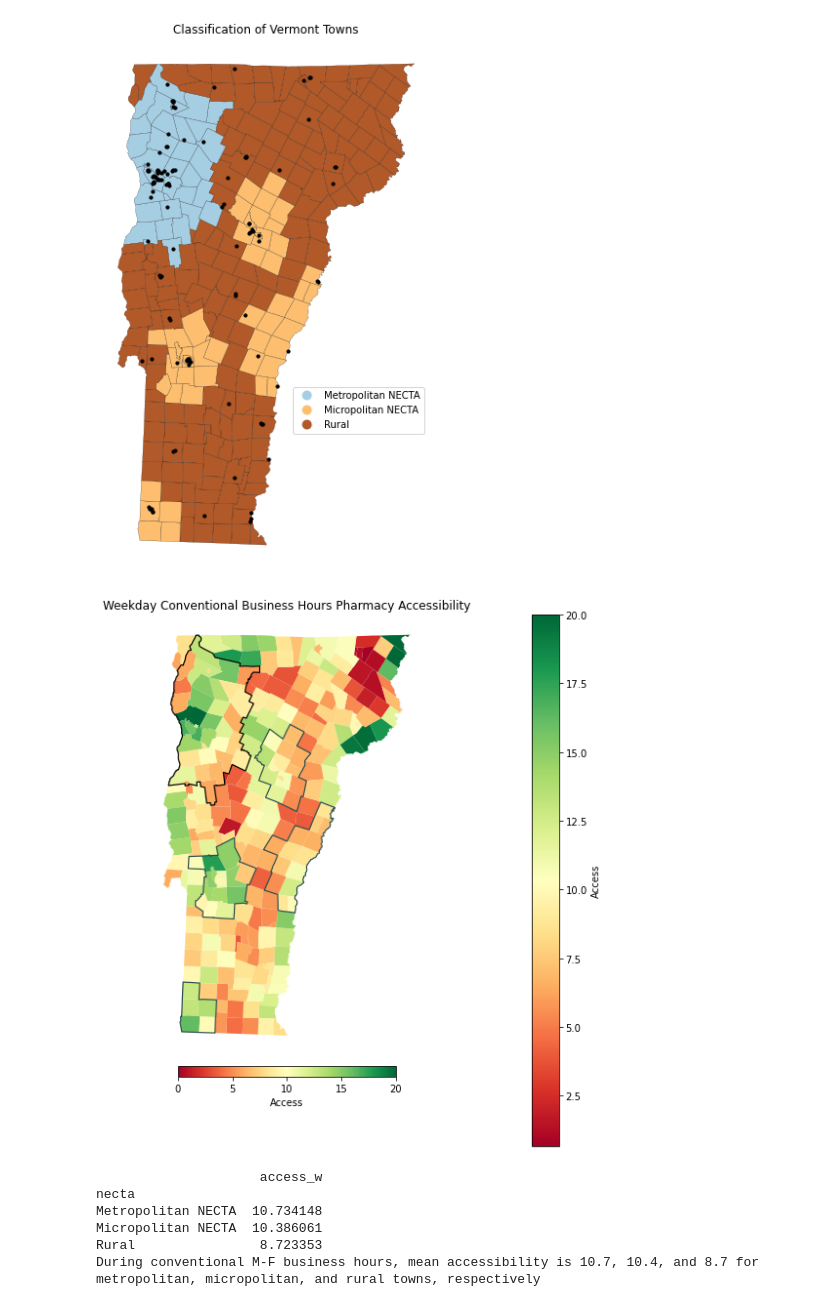
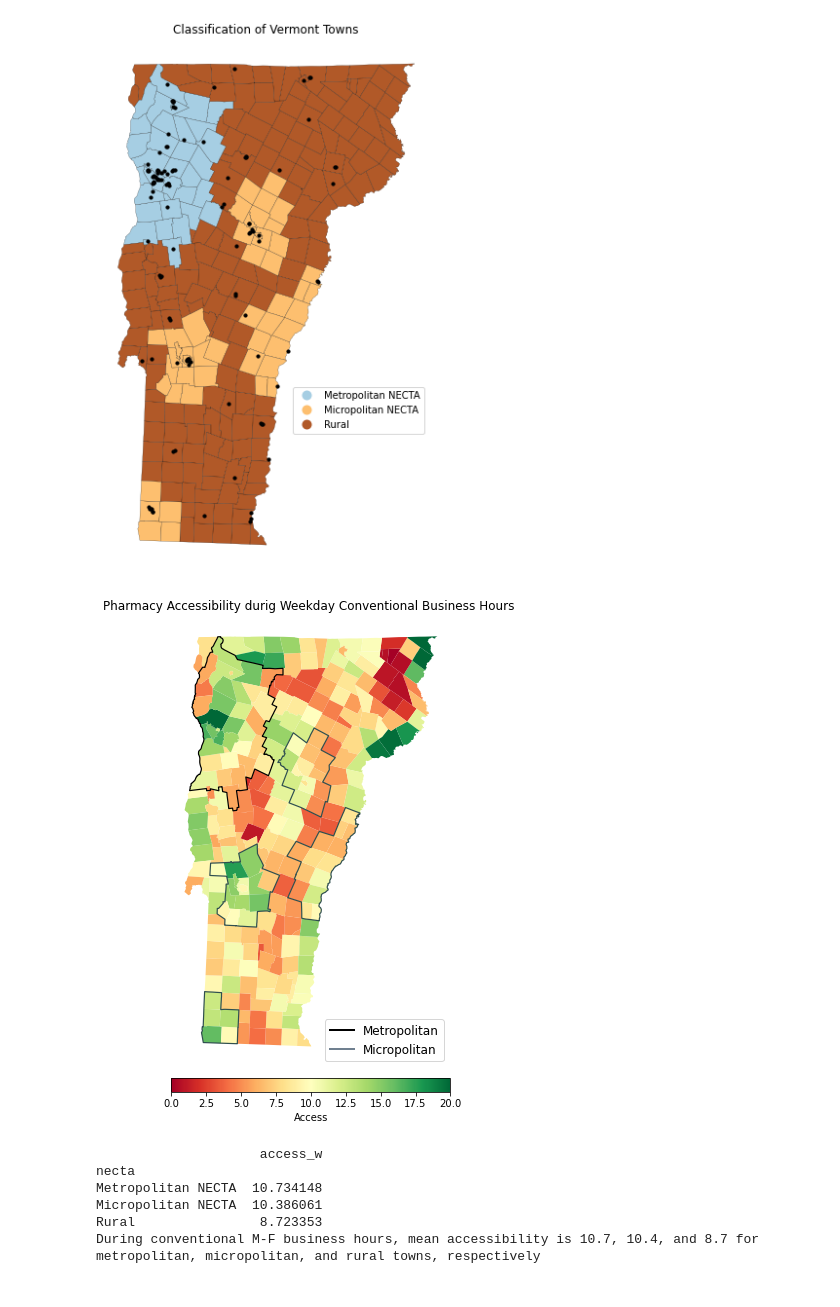
Before and after one commit to samroubin/VTPharmacy, a Jupyter notebook: procedure/code/01_Pharmacy_Accessibility.ipynb, the cells around one changed output. Drawn from its saved outputs; the diff is of its cells as text; code cells hidden in the pictures.

```diff
--- a/procedure/code/01_Pharmacy_Accessibility.ipynb
+++ b/procedure/code/01_Pharmacy_Accessibility.ipynb
@@ -678,10 +683,10 @@ pop_join['sat_staff'] = pop_join['sat_pharm'] + 0.5 * pop_join['sun_tech']
 # Sunday
 pop_join['sun_staff'] = pop_join['sun_pharm'] + 0.5 * pop_join['sun_tech']
 
-# Calculate service to pop ratio for each pharmacy for Weekdays, Saturdays, and Sundays between 7am-11pm
+# Calculate service to pop ratio for each pharmacy for Weekdays, Saturdays, and Sundays between 7am-11pm (Could be done more efficiently!)
 # Weekday
-pop_join['sp_ratio_w'] = pop_join['week_staff'] / pop_join['total_value']
-pop_join['sp_ratio_7w'] = np.where(pop_join['week_open'] <= 7.5, pop_join['week_staff'] / pop_join['total_value'], np.nan)
+pop_join['sp_ratio_w'] = pop_join['week_staff'] / pop_join['total_value'] # Represents all pharmacies that are open during week (max access)
+pop_join['sp_ratio_7w'] = np.where(pop_join['week_open'] <= 7, pop_join['week_staff'] / pop_join['total_value'], np.nan)
 pop_join['sp_ratio_8w'] = np.where(pop_join['week_open'] <= 8, pop_join['week_staff'] / pop_join['total_value'], np.nan)
 pop_join['sp_ratio_9w'] = np.where(pop_join['week_open'] <= 9, pop_join['week_staff'] / pop_join['total_value'], np.nan)
 pop_join['sp_ratio_10w'] = np.where(pop_join['week_open'] <= 10, pop_join['week_staff'] / pop_join['total_value'], np.nan)
@@ -699,8 +704,8 @@ pop_join['sp_ratio_21w'] = np.where(pop_join['week_close'] >= 21, pop_join['week
 pop_join['sp_ratio_22w'] = np.where(pop_join['week_close'] >= 22, pop_join['week_staff'] / pop_join['total_value'], np.nan)
 pop_join['sp_ratio_23w'] = np.where(pop_join['week_close'] >= 23, pop_join['week_staff'] / pop_join['total_value'], np.nan)
 
-# Saturday morning
-pop_join['sp_ratio_s'] = pop_join['sat_staff'] / pop_join['total_value']
+# Saturday
+pop_join['sp_ratio_s'] = pop_join['sat_staff'] / pop_join['total_value']  # Represents all pharmacies that are open on Saturday (max Sat. access)
 pop_join['sp_ratio_7s'] = np.where(pop_join['sat_open'] <= 7, pop_join['sat_staff'] / pop_join['total_value'], np.nan)
 pop_join['sp_ratio_8s'] = np.where(pop_join['sat_open'] <= 8, pop_join['sat_staff'] / pop_join['total_value'], np.nan)
 pop_join['sp_ratio_9s'] = np.where(pop_join['sat_open'] <= 9, pop_join['sat_staff'] / pop_join['total_value'], np.nan)
@@ -720,8 +725,8 @@ pop_join['sp_ratio_22s'] = np.where(pop_join['sat_close'] >= 22, pop_join['sat_s
 pop_join['sp_ratio_23s'] = np.where(pop_join['sat_close'] >= 23, pop_join['sat_staff'] / pop_join['total_value'], np.nan)
 
 
-# Sunday morning
-pop_join['sp_ratio_su'] = pop_join['sun_staff'] / pop_join['total_value']
+# Sunday
+pop_join['sp_ratio_su'] = pop_join['sun_staff'] / pop_join['total_value'] # Represents all pharmacies that are open on Sunday (max Sunday access)
 pop_join['sp_ratio_7su'] = np.where(pop_join['sun_open'] <= 7, pop_join['sun_staff'] / pop_join['total_value'], np.nan)
 pop_join['sp_ratio_8su'] = np.where(pop_join['sun_open'] <= 8, pop_join['sun_staff'] / pop_join['total_value'], np.nan)
 pop_join['sp_ratio_9su'] = np.where(pop_join['sun_open'] <= 9, pop_join['sun_staff'] / pop_join['total_value'], np.nan)
@@ -921,36 +931,36 @@ plt.show()
 # %%
 metropolitan_df = mapping_df[mapping_df['necta'] == 'Metropolitan NECTA']
 micropolitan_df = mapping_df[mapping_df['necta'] == 'Micropolitan NECTA']
 
 # Dissolve the geometries for each group to merge adjacent polygons
 metropolitan_boundary = metropolitan_df.dissolve(by='necta')['geometry'].boundary
 micropolitan_boundary = micropolitan_df.dissolve(by='necta')['geometry'].boundary
 
 # Plot the map of weekday pharmacy accessibility
 fig, ax = plt.subplots(figsize=(10, 10))
-mapping_df.plot(column='access_w', cmap='RdYlGn', legend = True, legend_kwds={'label':'Access','orientation': 'vertical'}, ax=ax, vmax=20)
+mapping_df.plot(column='access_w', cmap='RdYlGn', legend = False, legend_kwds={'label':'Access','orientation': 'vertical'}, ax=ax, vmax=20)
 
 # Plot only the merged exterior boundaries of the 'Metropolitan NECTA' group
 metropolitan_boundary.plot(ax=ax, color='black', linewidth=1.2)
 
 # Plot only the merged exterior boundaries of the 'Micropolitan NECTA' group
 micropolitan_boundary.plot(ax=ax, color='darkslategrey', linewidth=1.2)
 
 legend_elements = [
     Line2D([0], [0], color='black', lw=2, label='Metropolitan'),
     Line2D([0], [0], color='slategrey', lw=2, label='Micropolitan')
 ]
-#ax.legend(handles=legend_elements, loc='lower right', fontsize=12)
+ax.legend(handles=legend_elements, loc='lower right', fontsize=12)
 colorbar = plt.cm.ScalarMappable(cmap='RdYlGn', norm=plt.Normalize(vmin=0, vmax=20))
 cbar = plt.colorbar(colorbar, shrink = .5, pad=.02, label = 'Access', location="bottom")
 
-plt.title('Weekday Conventional Business Hours Pharmacy Accessibility')
+plt.title('Pharmacy Accessibility durig Weekday Conventional Business Hours ')
 plt.xlabel('Longitude')
 plt.ylabel('Latitude')
 plt.axis('off')
 plt.show()
 # %% [output]
-[figure, old version]
+[figure, new version]
 # %%
 # Accessibility on conventional weekday business hours by NECTA
 means_by_metro = mapping_df.groupby('necta').mean()
```
Also changed, not shown: parts of 24 cells of this notebook.
